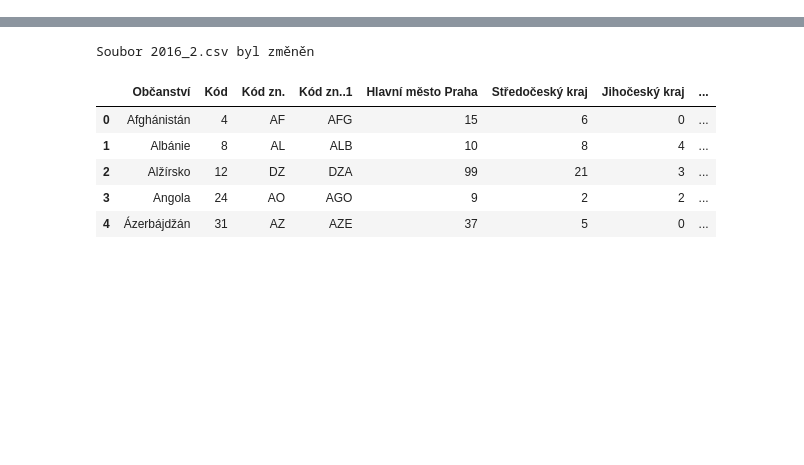
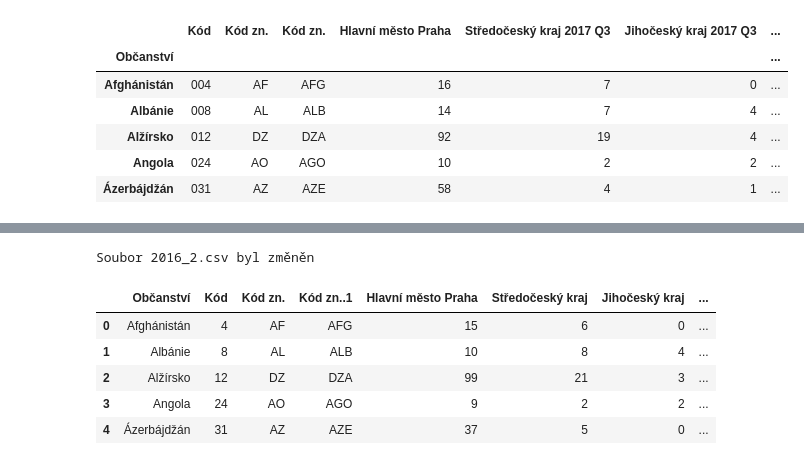
Before and after one commit to trodlermichal/muni_podnikatele_v_cr_podle_narodnosti, a Jupyter notebook: Preprocessing.ipynb, the cells around one changed output, grey strips where cells are left out. Cells and saved outputs as stored; diff of their text form; code cells hidden in the pictures; blank space fills up the shorter version.

```diff
--- a/Preprocessing.ipynb
+++ b/Preprocessing.ipynb
@@ -112,0 +116,10 @@ Ve složce je 16 souborů.
+# %%
+df.head()
+# %% [output]
+|  | Kód | Kód zn. | Kód zn. | Hlavní město Praha | Středočeský kraj 2017 Q3 | Jihočeský kraj 2017 Q3 | ... |
+| Občanství |  |  |  |  |  |  | ... |
+| Afghánistán | 004 | AF | AFG | 16 | 7 | 0 | ... |
+| Albánie | 008 | AL | ALB | 14 | 7 | 4 | ... |
+| Alžírsko | 012 | DZ | DZA | 92 | 19 | 4 | ... |
+| Angola | 024 | AO | AGO | 10 | 2 | 2 | ... |
+| Ázerbájdžán | 031 | AZ | AZE | 58 | 4 | 1 | ... |
```
Also changed, not shown: parts of 11 cells of this notebook, 17 other files.
